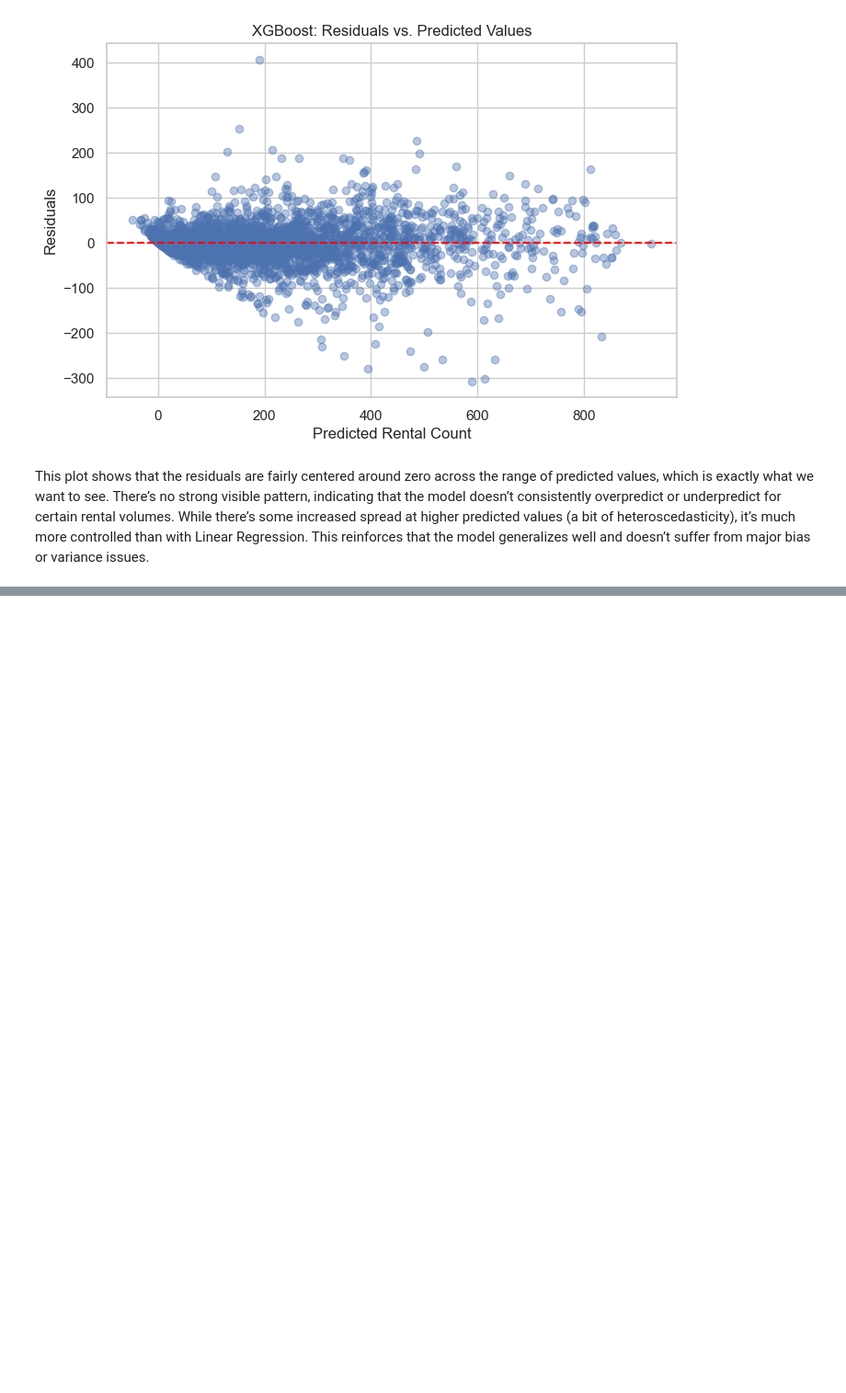
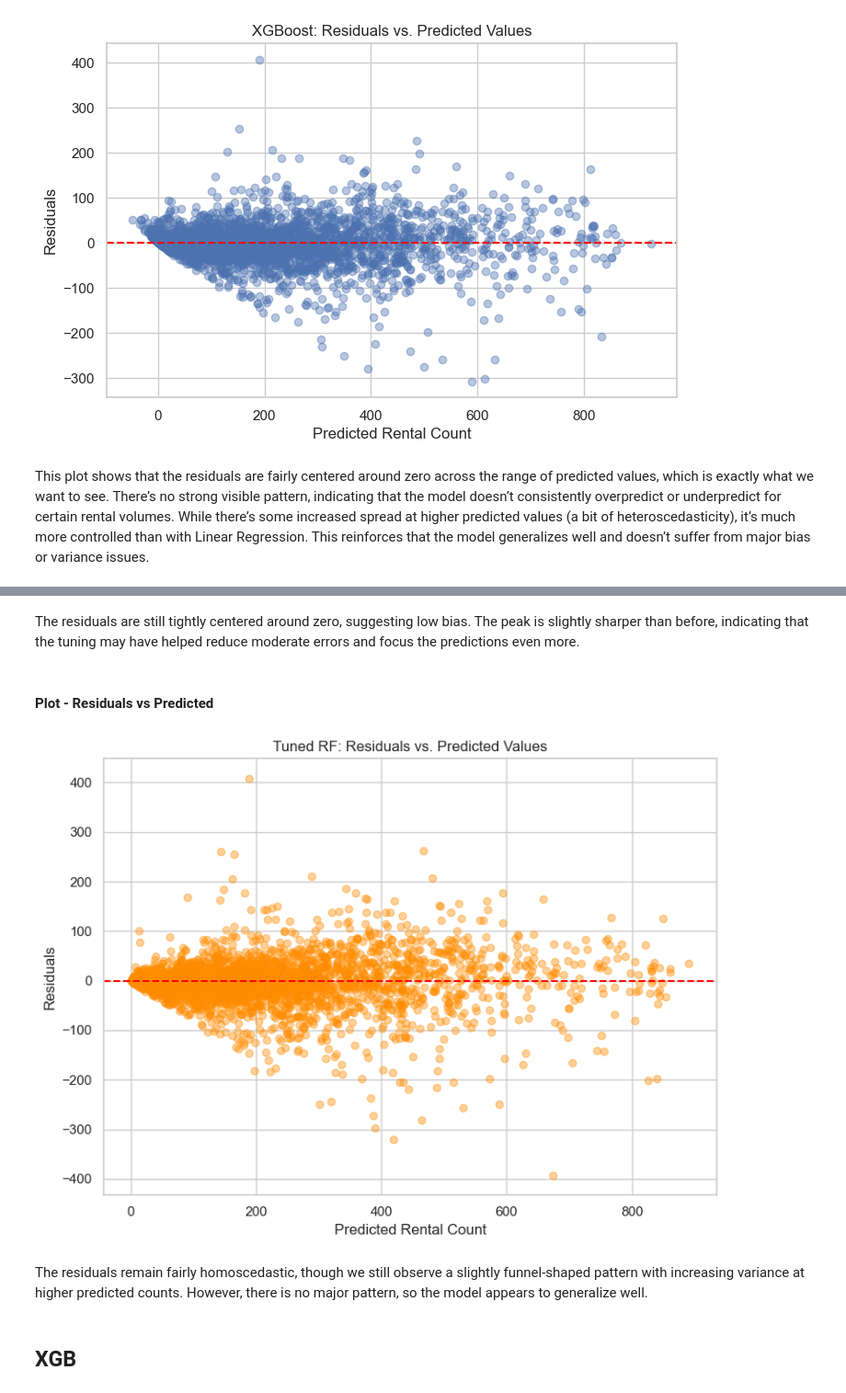
Before and after one commit to sofiagzzloz/ML-fundamentals-2025, a Jupyter notebook: assignmentII/assignment_2_sofia_gonzalez.ipynb, the cells around one changed output, grey strips where cells are left out. Shown at 92% size. Drawn from its saved outputs; the diff is of its cells as text; code cells hidden in the pictures; blank space fills up the shorter version.

```diff
--- a/assignmentII/assignment_2_sofia_gonzalez.ipynb
+++ b/assignmentII/assignment_2_sofia_gonzalez.ipynb
@@ -628,0 +741,20 @@ This plot shows that the residuals are fairly centered around zero across the ra
+# %% [markdown]
+The residuals are still tightly centered around zero, suggesting low bias. The peak is slightly sharper than before, indicating that the tuning may have helped reduce moderate errors and focus the predictions even more.
+# %% [markdown]
+#### Plot - Residuals vs Predicted
+# %%
+plt.figure(figsize=(8, 6))
+plt.scatter(y_val_pred_rf_tuned, residuals_rf_tuned, alpha=0.4, color='darkorange')
+plt.axhline(0, color='red', linestyle='--')
+plt.title("Tuned RF: Residuals vs. Predicted Values")
+plt.xlabel("Predicted Rental Count")
+plt.ylabel("Residuals")
+plt.grid(True)
+plt.tight_layout()
+plt.show()
+# %% [output]
+[figure, added]
+# %% [markdown]
+The residuals remain fairly homoscedastic, though we still observe a slightly funnel-shaped pattern with increasing variance at higher predicted counts. However, there is no major pattern, so the model appears to generalize well.
+# %% [markdown]
+## XGB
```
Also changed, not shown: parts of 29 cells of this notebook.
